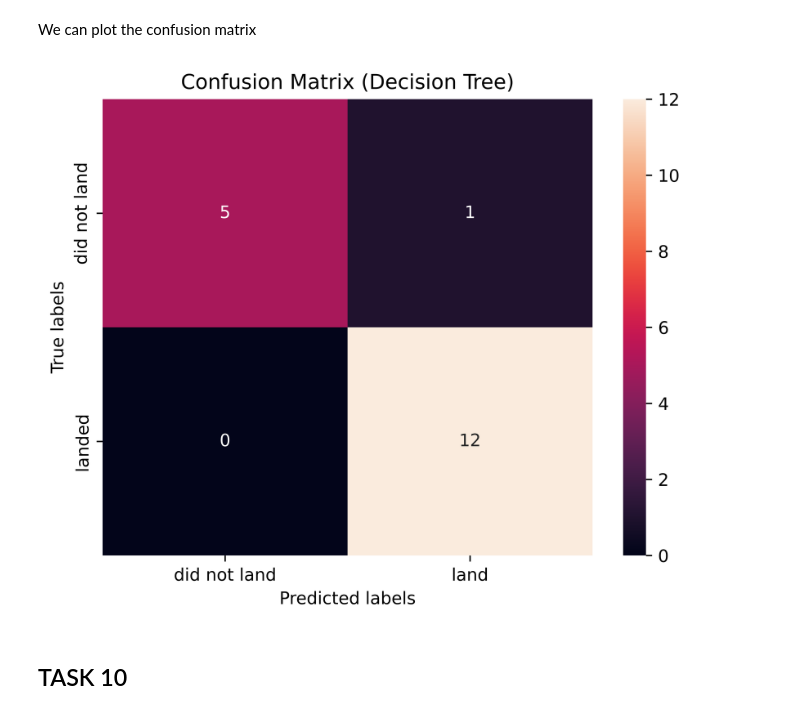
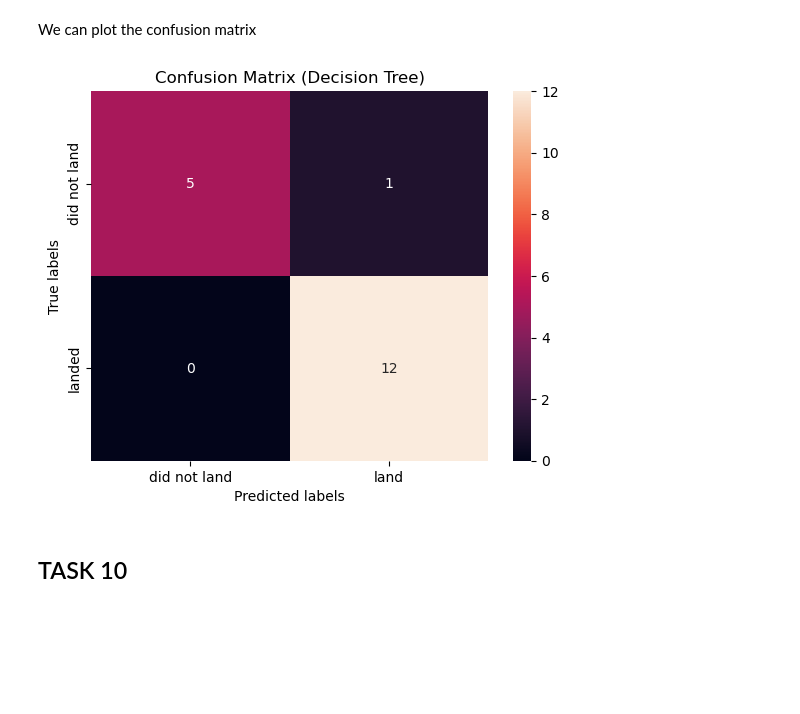
Before and after one commit to Bryan-V-Dev/Data-Scienc-Capstone-spaceX, a Jupyter notebook: 7-Predictive_Analysis(Classification)/Predictive Analysis (Classification).ipynb, the cells around one changed output. Cells and saved outputs as stored; diff of their text form; code cells hidden in the pictures; blank space fills up the shorter version.

```diff
--- a/7-Predictive_Analysis(Classification)/Predictive Analysis (Classification).ipynb
+++ b/7-Predictive_Analysis(Classification)/Predictive Analysis (Classification).ipynb
@@ -247,7 +247,7 @@ Lets look at the confusion matrix:
 # %%
 yhat = lr_best_model.predict(X_test)
 
-plt.rcParams["figure.dpi"] = 1000
+plt.rcParams["figure.dpi"] = 100
 
 plot_confusion_matrix(Y_test,yhat, title="Confusion Matrix (Logistic Regression)")
 # %% [output]
@@ -357,11 +357,11 @@ tree_cv.score(X_test,Y_test)
 We can plot the confusion matrix
 # %%
 yhat = tree_cv.predict(X_test)
-plt.rcParams["figure.dpi"] = 1000
+plt.rcParams["figure.dpi"] = 100
 
 plot_confusion_matrix(Y_test,yhat, title="Confusion Matrix (Decision Tree)")
 # %% [output]
-[figure, old version]
+[figure, new version]
 # %% [markdown]
 ## TASK  10
 # %% [markdown]
```
Also changed, not shown: parts of 4 cells of this notebook, 1 other file.
